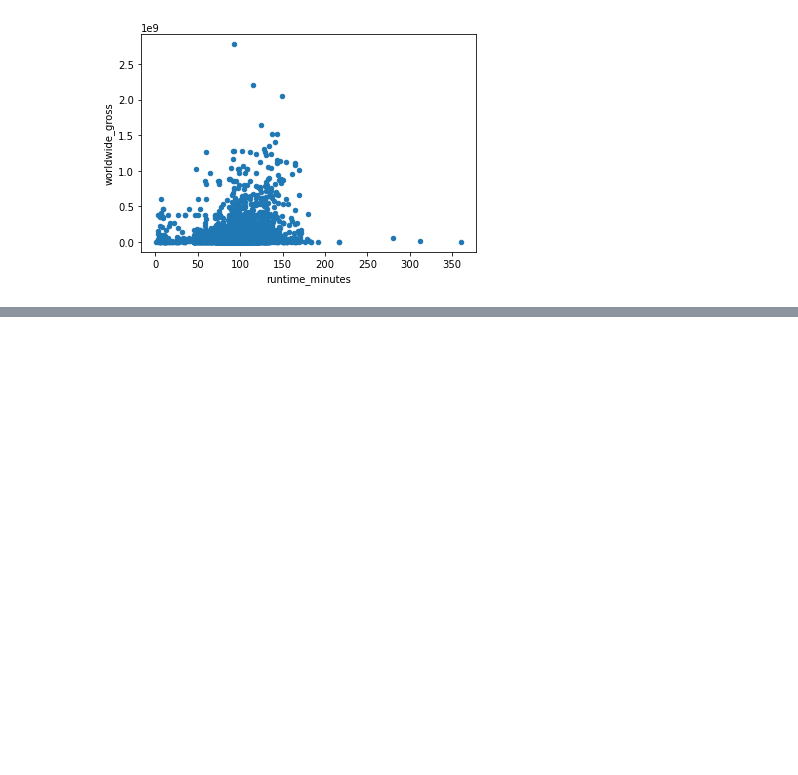
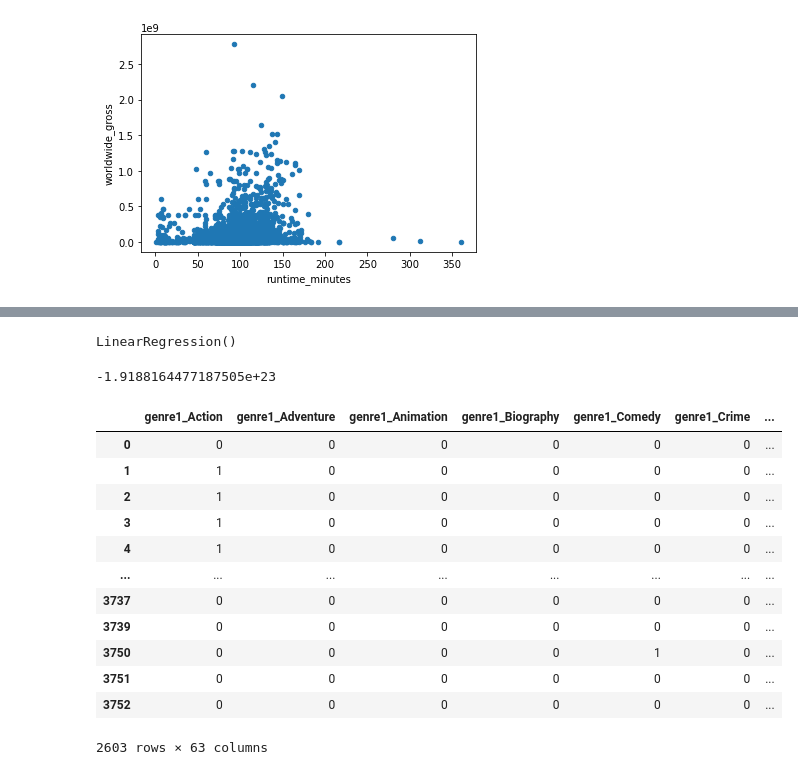
Before and after one commit to mahanabba/Pod_3_Capstone, a Jupyter notebook: mahans_notebook.ipynb, the cells around one changed output, grey strips where cells are left out. Drawn from its saved outputs; the diff is of its cells as text; code cells hidden in the pictures; blank space fills up the shorter version.

```diff
--- a/mahans_notebook.ipynb
+++ b/mahans_notebook.ipynb
@@ -346,0 +436,24 @@ tn_basics.plot(x='runtime_minutes', y='worldwide_gross', kind='scatter')
+# %%
+regressor.fit(X_train, y_train)
+# %% [output]
+LinearRegression()
+# %%
+regressor.score(X_test, y_test)
+# %% [output]
+-1.9188164477187505e+23
+# %%
+x_dummies
+# %% [output]
+|  | genre1_Action | genre1_Adventure | genre1_Animation | genre1_Biography | genre1_Comedy | genre1_Crime | ... |
+| 0 | 0 | 0 | 0 | 0 | 0 | 0 | ... |
+| 1 | 1 | 0 | 0 | 0 | 0 | 0 | ... |
+| 2 | 1 | 0 | 0 | 0 | 0 | 0 | ... |
+| 3 | 1 | 0 | 0 | 0 | 0 | 0 | ... |
+| 4 | 1 | 0 | 0 | 0 | 0 | 0 | ... |
+| ... | ... | ... | ... | ... | ... | ... | ... |
+| 3737 | 0 | 0 | 0 | 0 | 0 | 0 | ... |
+| 3739 | 0 | 0 | 0 | 0 | 0 | 0 | ... |
+| 3750 | 0 | 0 | 0 | 0 | 1 | 0 | ... |
+| 3751 | 0 | 0 | 0 | 0 | 0 | 0 | ... |
+| 3752 | 0 | 0 | 0 | 0 | 0 | 0 | ... |
+2603 rows × 63 columns
```
Also changed, not shown: parts of 26 cells of this notebook.
